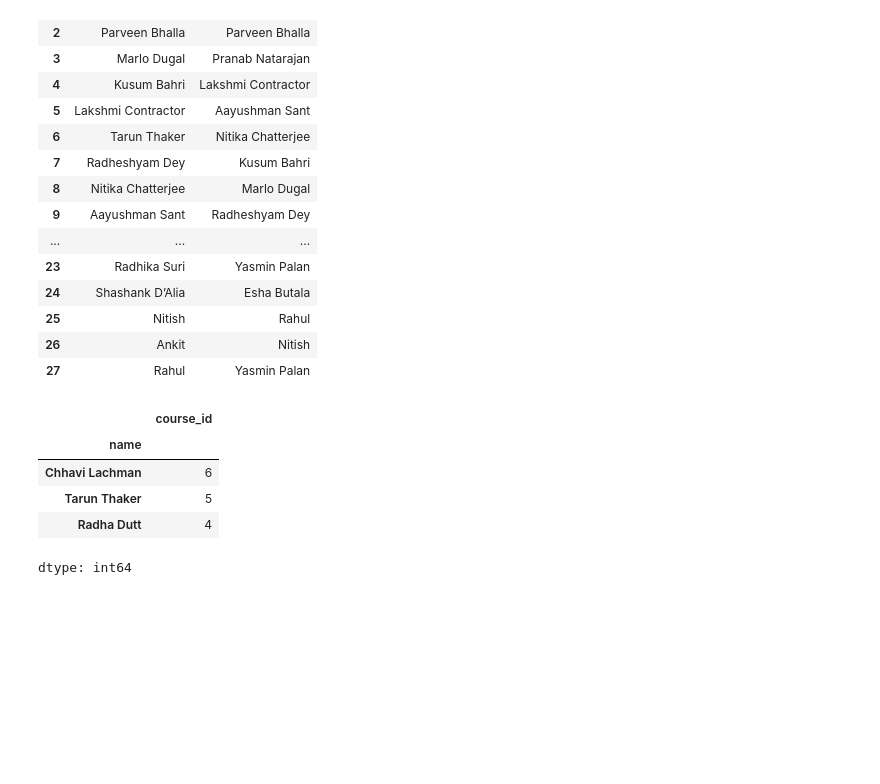
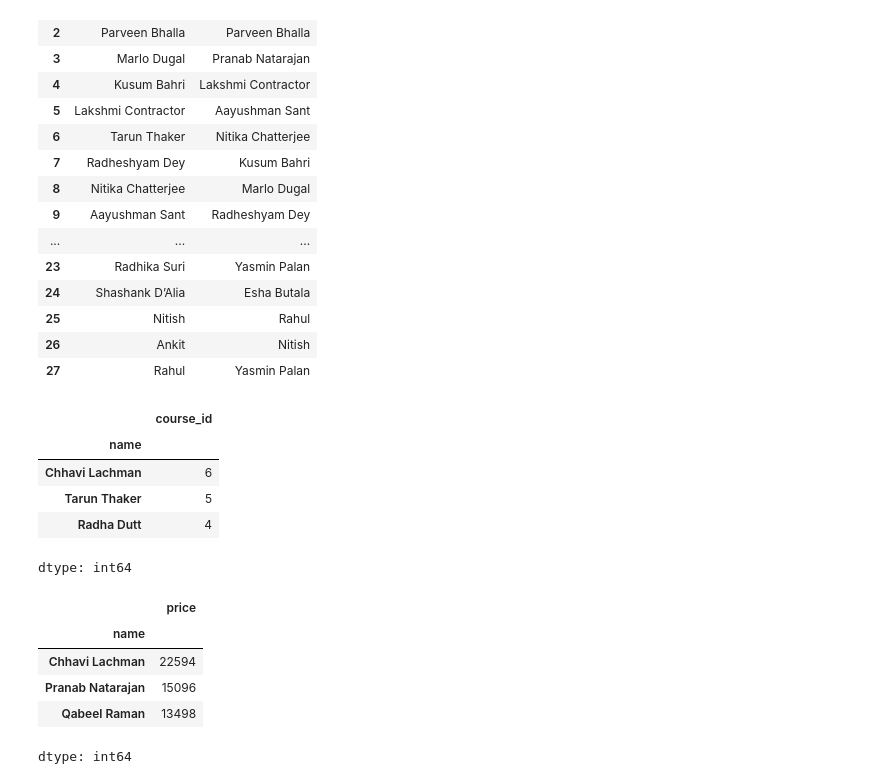
Before and after one commit to akritivishwakarma2007/DE-journey, a Jupyter notebook: Merging.ipynb, the cells around one changed output. Drawn from its saved outputs; the diff is of its cells as text; code cells hidden in the pictures; blank space fills up the shorter version.

```diff
--- a/Merging.ipynb
+++ b/Merging.ipynb
@@ -360,3 +360,12 @@ regs.merge(students, on ='student_id' ).groupby('name')['course_id'].count().sor
 | Tarun Thaker | 5 |
 | Radha Dutt | 4 |
 dtype: int64
+# %%
+regs.merge(students, on ='student_id' ).merge(courses , on = 'course_id').groupby('name')['price'].sum().sort_values(ascending = False).head(3)
+# %% [output]
+|  | price |
+| name |  |
+| Chhavi Lachman | 22594 |
+| Pranab Natarajan | 15096 |
+| Qabeel Raman | 13498 |
+dtype: int64
```
Also changed, not shown: parts of 2 cells of this notebook.
